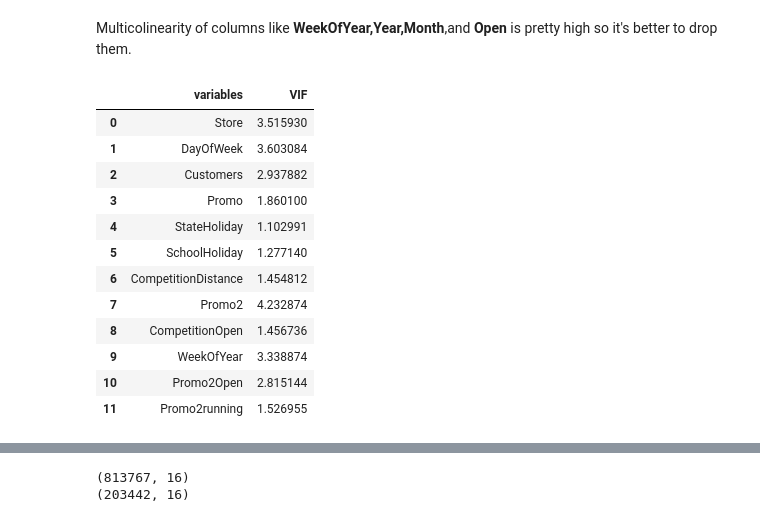
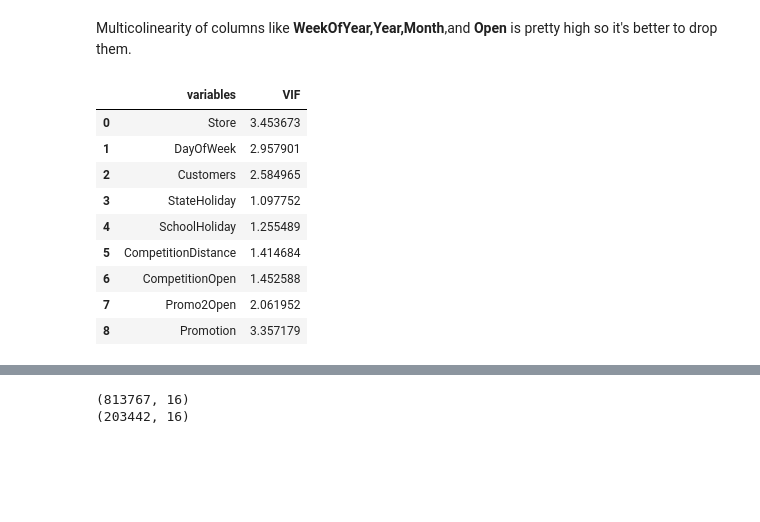
Before and after one commit to sahu-vishal/Rossmann-Sales-Prediction, a Jupyter notebook: Rossmann_Sales_Prediction_Capstone_Project.ipynb, the cells around one changed output, grey strips where cells are left out. Cells and saved outputs as stored; diff of their text form; code cells hidden in the pictures; blank space fills up the shorter version.

```diff
--- a/Rossmann_Sales_Prediction_Capstone_Project.ipynb
+++ b/Rossmann_Sales_Prediction_Capstone_Project.ipynb
@@ -171,8 +171,8 @@ Promo2SinceWeek, Promo2SinceYear and PromoInterval are NaN wherever Promo2 is 0
 # %%
 # imputing the nan values of promo2 related columns with 0
 store_df['Promo2SinceWeek'].fillna(0, inplace=True)
-store_df['Promo2SinceYear'].fillna(0, inplace=True)
-store_df['PromoInterval'].fillna(0, inplace=True)
+store_df['Promo2SinceYear'].fillna(store_df['Promo2SinceYear'].mode()[0], inplace=True)
+store_df['PromoInterval'].fillna(store_df['PromoInterval'].mode()[0], inplace=True)
 # %%
 #Final check for missing data
 store_df.isnull().sum()
@@ -473,27 +478,15 @@ df.drop(['CompetitionOpenSinceMonth','CompetitionOpenSinceYear'], axis=1,inplace
 # %%
 # Extracting a week column from date
 df['WeekOfYear'] = df['Date'].dt.weekofyear
+
+#combining promo open since year and week into total months
 df['Promo2Open'] = (df['Year'] - df['Promo2SinceYear'])*12 + round((df['WeekOfYear'] - df['Promo2SinceWeek'])*0.230137,0)
 
 #correcting the neg values
 df['Promo2Open'] = df['Promo2Open'].apply(lambda x:0 if x < 0 else x)*df['Promo2']
 df['Promo2Open'] = df['Promo2Open'].astype(int)
 
-#creating a feature for promo interval and checking if promo2 was running in the sale month
-def promo2running(df):
-  month_dict = {1:'Jan', 2:'Feb', 3:'Mar', 4:'Apr', 5:'May', 6:'Jun', 7:'Jul', 8:'Aug', 9:'Sept', 10:'Oct', 11:'Nov', 12:'Dec'}
-  try:
-    months = df['PromoInterval'].split(',')
-    if df['Month'] and month_dict[df['Month']] in months:
-      return 1
-    else:
-      return 0
-  except Exception:
-    return 0
-
-#Applying
-df['Promo2running'] = df.apply(promo2running,axis=1)*df['Promo2']
-
-#Dropping unecessary columns
-df.drop(['Promo2SinceYear','Promo2SinceWeek','PromoInterval'],axis=1,inplace=True)
+df['Promotion'] = df['Promo'] + df['Promo2']
+# #Dropping unecessary columns
+df.drop(['Promo2SinceYear','Promo2SinceWeek','WeekOfYear','Year','Month','Promo','Promo2'],axis=1,inplace=True)
 # %%
@@ -537,18 +528,16 @@ vif_cal(df[[i for i in df.describe().columns if i not in ['Sales']]])
 # %% [markdown]
 Multicolinearity of columns like **WeekOfYear,Year,Month**,and **Open** is pretty high so it's better to drop them.
 # %%
-vif_cal(df[[i for i in df.describe().columns if i not in ['Sales',' WeekOfYear','Month', 'Open','Year']]])
+# Removing columns with VIF of more than 10
+vif_cal(df[[i for i in df.describe().columns if i not in ['Sales','Open']]])
 # %% [output]
 |  | variables | VIF |
-| 0 | Store | 3.515930 |
-| 1 | DayOfWeek | 3.603084 |
-| 2 | Customers | 2.937882 |
-| 3 | Promo | 1.860100 |
-| 4 | StateHoliday | 1.102991 |
-| 5 | SchoolHoliday | 1.277140 |
-| 6 | CompetitionDistance | 1.454812 |
-| 7 | Promo2 | 4.232874 |
-| 8 | CompetitionOpen | 1.456736 |
-| 9 | WeekOfYear | 3.338874 |
-| 10 | Promo2Open | 2.815144 |
-| 11 | Promo2running | 1.526955 |
+| 0 | Store | 3.453673 |
+| 1 | DayOfWeek | 2.957901 |
+| 2 | Customers | 2.584965 |
+| 3 | StateHoliday | 1.097752 |
+| 4 | SchoolHoliday | 1.255489 |
+| 5 | CompetitionDistance | 1.414684 |
+| 6 | CompetitionOpen | 1.452588 |
+| 7 | Promo2Open | 2.061952 |
+| 8 | Promotion | 3.357179 |
```
Also changed, not shown: parts of 56 cells of this notebook.
